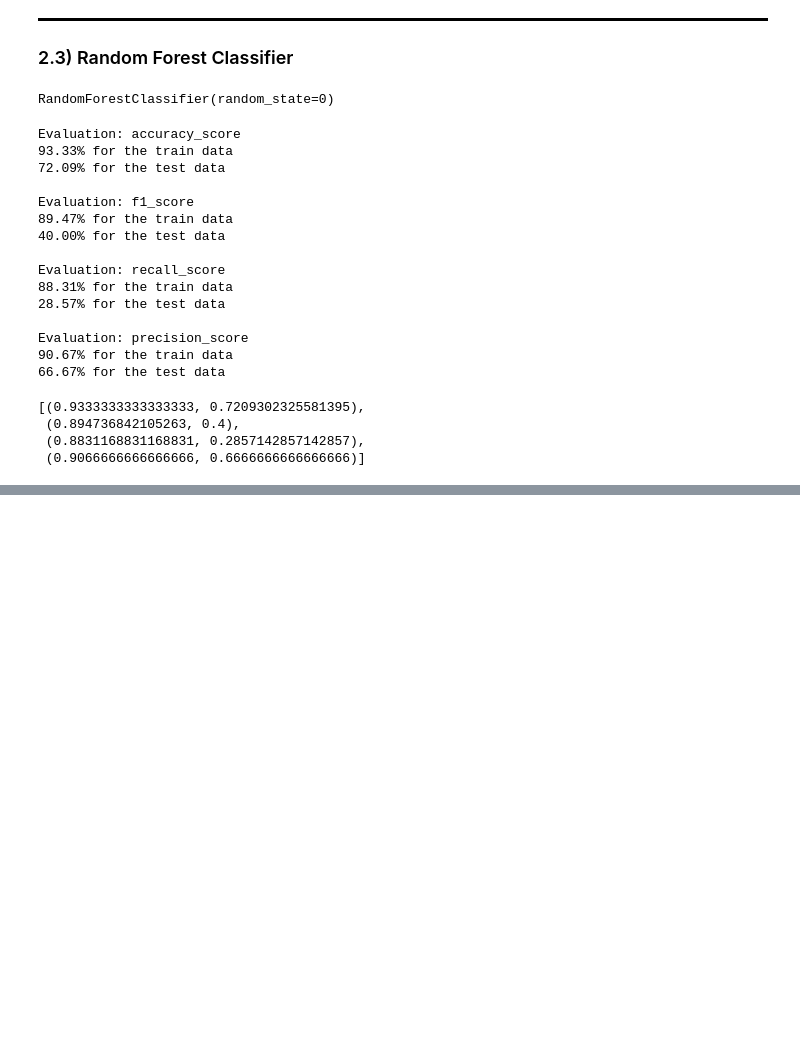
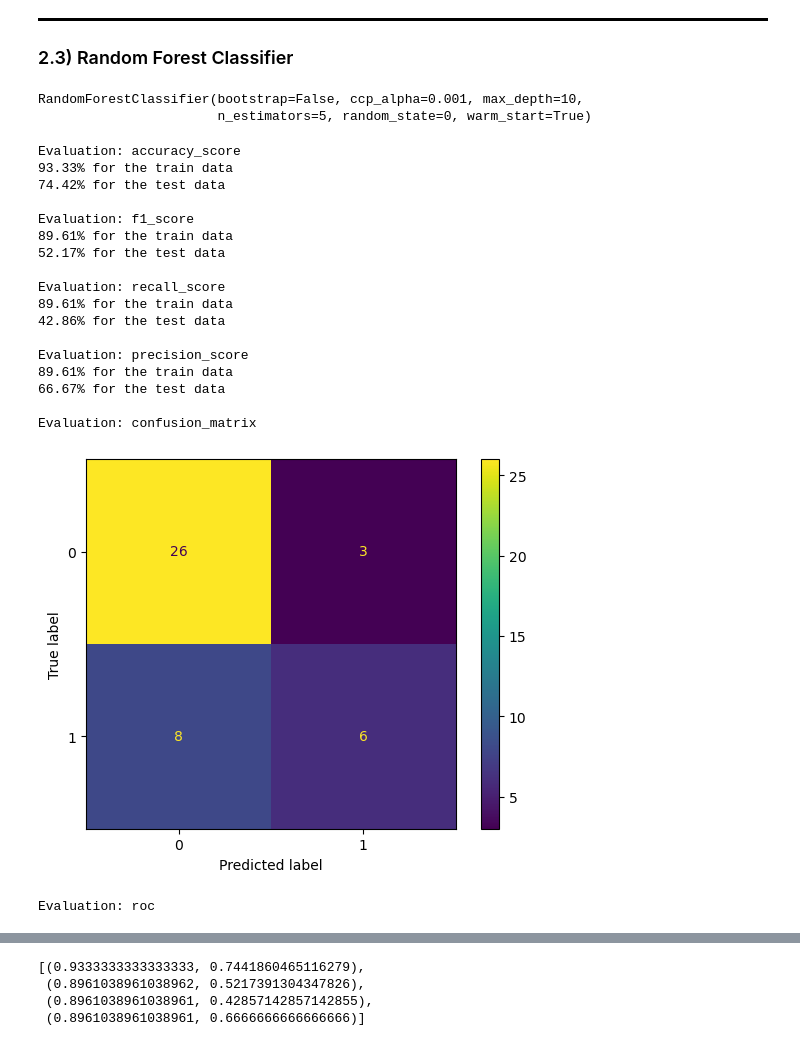
Before and after one commit to kimlindner/Type2DiabetesDetection_ML_Project, a Jupyter notebook: Tree Classifier - Random Forest.ipynb, the cells around one changed output, grey strips where cells are left out. Drawn from its saved outputs; the diff is of its cells as text; code cells hidden in the pictures; blank space fills up the shorter version.

Commit message:
Tree & Forest rerun with new data & slight optimization

```diff
--- a/Tree Classifier - Random Forest.ipynb
+++ b/Tree Classifier - Random Forest.ipynb
@@ -99,31 +100,33 @@ Evaluation: roc
 
 ### 2.3) Random Forest Classifier
 # %%
-rfc = ensemble.RandomForestClassifier(random_state=0)
+rfc = ensemble.RandomForestClassifier(random_state=0,n_estimators=5,bootstrap=False,max_depth=10,warm_start=True
+                                     ,max_leaf_nodes=None,criterion='gini',ccp_alpha=.001)
 # %%
 #raw training
 rfc.fit(X_train,y_train)
 # %% [output]
-RandomForestClassifier(random_state=0)
+RandomForestClassifier(bootstrap=False, ccp_alpha=0.001, max_depth=10,
+                       n_estimators=5, random_state=0, warm_start=True)
 # %%
-model_eval(rfc,X_train, X_test, y_train, y_test)
+model_eval(rfc,X_train, X_test, y_train, y_test,confusion=True,roc=True)
 # %% [output]
 Evaluation: accuracy_score
 93.33% for the train data
-72.09% for the test data
+74.42% for the test data
 
 Evaluation: f1_score
-89.47% for the train data
-40.00% for the test data
+89.61% for the train data
+52.17% for the test data
 
 Evaluation: recall_score
-88.31% for the train data
-28.57% for the test data
+89.61% for the train data
+42.86% for the test data
 
 Evaluation: precision_score
-90.67% for the train data
+89.61% for the train data
 66.67% for the test data
+
+Evaluation: confusion_matrix
+[figure, added]
-[(0.9333333333333333, 0.7209302325581395),
- (0.894736842105263, 0.4),
- (0.8831168831168831, 0.2857142857142857),
- (0.9066666666666666, 0.6666666666666666)]
+Evaluation: roc
@@ -129,0 +134,4 @@ Evaluation: precision_score
+[(0.9333333333333333, 0.7441860465116279),
+ (0.8961038961038962, 0.5217391304347826),
+ (0.8961038961038961, 0.42857142857142855),
+ (0.8961038961038961, 0.6666666666666666)]
```
Also changed, not shown: parts of 2 cells of this notebook.
